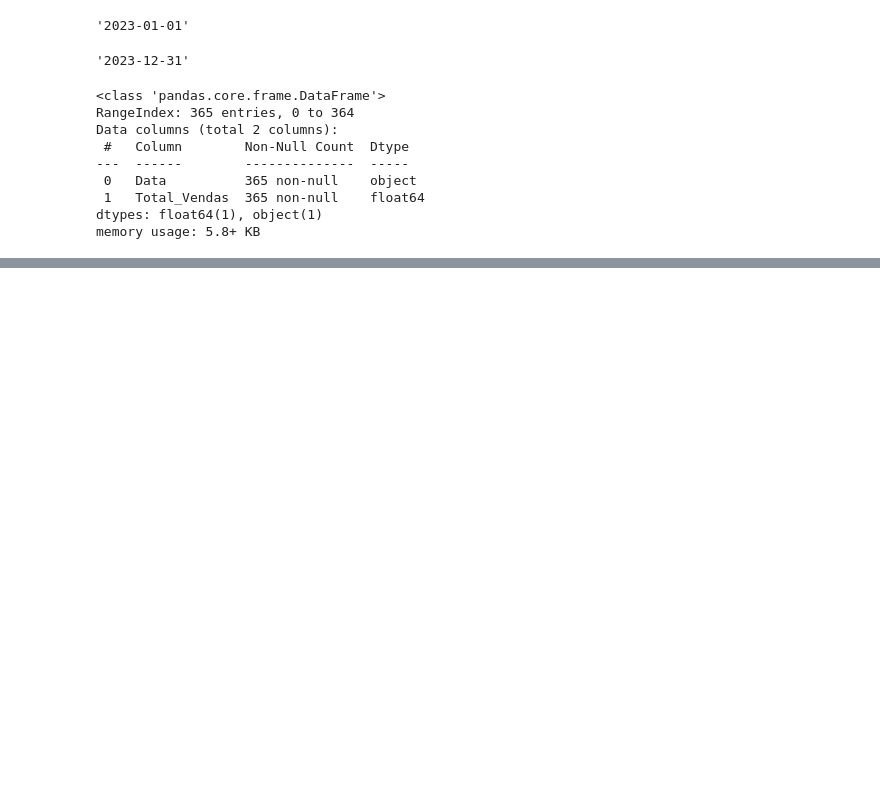
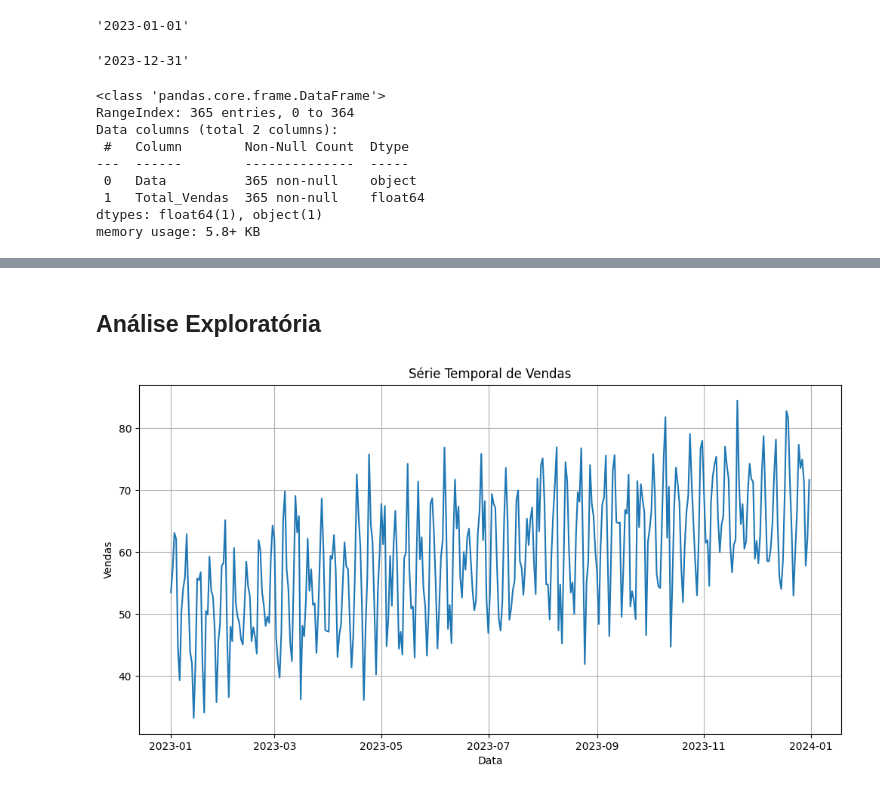
Before and after one commit to KARINAgoncalvesSOARES/Dsa, a Jupyter notebook: python_fundamentos/series_temporais.ipynb, the cells around one changed output, grey strips where cells are left out. Saved outputs shown, nothing was run; the diff lists cells and outputs as text; code cells hidden in the pictures; blank space fills up the shorter version.

Commit message:
Séries Temporais

```diff
--- a/python_fundamentos/series_temporais.ipynb
+++ b/python_fundamentos/series_temporais.ipynb
@@ -20,4 +20,4 @@ import seaborn as sns
 from statsmodels.tsa.holtwinters import SimpleExpSmoothing
 # %%
 # Carrega o dataset
-df_dsa = pd.read_csv('/home/karinag/karina_python/git-hub/Dsa/dataset/serie_temporal.csv')
+df_dsa = pd.read_csv('/home/karinag/karina_python/git-hub/Dsa/python_fundamentos/dataset/serie_temporal.csv')
@@ -69,0 +89,3 @@ df_dsa['Data'] = pd.to_datetime(df_dsa['Data'])
+# %%
+# Converter o DataFrame em uma série temporal com a data como índice
+serie_temporal = df_dsa.set_index('Data')['Total_Vendas']
@@ -69,0 +112,3 @@ df_dsa['Data'] = pd.to_datetime(df_dsa['Data'])
+# %%
+# Fornece a frequência da série temporal (diária, neste caso)
+serie_temporal = serie_temporal.asfreq('D')
@@ -69,0 +131,13 @@ df_dsa['Data'] = pd.to_datetime(df_dsa['Data'])
+# %% [markdown]
+## Análise Exploratória
+# %%
+# Cria o gráfico da série temporal (sem formatação)
+plt.figure(figsize = (12, 6))
+plt.plot(serie_temporal)
+plt.xlabel('Data')
+plt.ylabel('Vendas')
+plt.title('Série Temporal de Vendas')
+plt.grid(True)
+plt.show()
+# %% [output]
+[figure, added]
```
Also changed, not shown: parts of 19 cells of this notebook.
